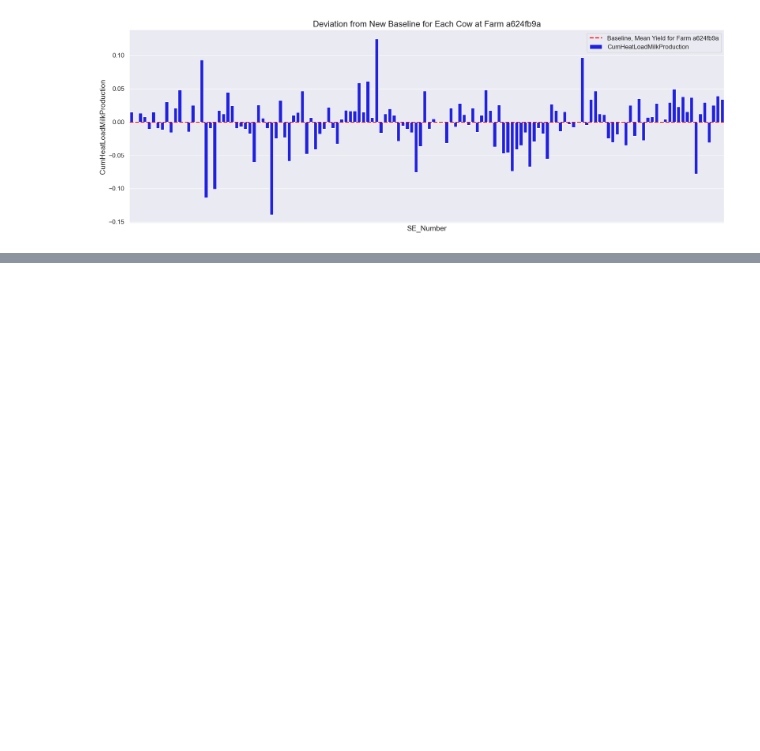
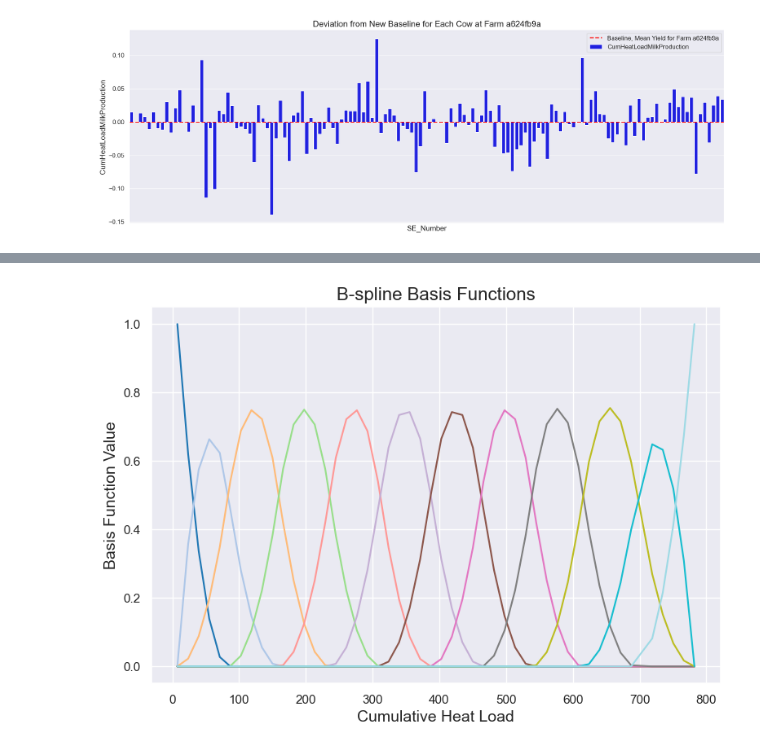
Before and after one commit to jockepolis/HeatStressEvaluationSummer24, a Jupyter notebook: ModelingIndividualsYield/GAM_IndividualHeat.ipynb, the cells around one changed output, grey strips where cells are left out. Drawn from its saved outputs; the diff is of its cells as text; code cells hidden in the pictures; blank space fills up the shorter version.

```diff
--- a/ModelingIndividualsYield/GAM_IndividualHeat.ipynb
+++ b/ModelingIndividualsYield/GAM_IndividualHeat.ipynb
@@ -468,0 +522,56 @@ plt.show()
+# %%
+def Phi(a, knots, degree=3, spline_type='B'):
+    lower_bound = min(a)
+    upper_bound = max(a)
+
+    # Adjust knots to ensure they are within the bounds
+    knots = np.clip(knots, lower_bound, upper_bound)
+
+    if spline_type == 'B':
+        B = dmatrix(f"bs(x, knots=knots, degree={degree}, include_intercept=True) - 1", {"x": a, 'knots': knots})
+    elif spline_type == 'CR':
+        B = dmatrix(f"cr(x, knots=knots, constraints='center')- 1", {"x": a, 'knots': knots})
+    elif spline_type == 'CC':
+        B = dmatrix(f"cc(x, knots=knots, constraints='center') - 1", {"x": a, 'knots': knots})
+    else:
+        raise ValueError(f"{spline_type} is not a valid type, choose from 'B', 'CC' or 'CR'")
+    return B
+
+
+for se_number in unique_cows:
+    # Filter data for the specific cow
+    cow_data = farm_data[farm_data['SE_Number'] == se_number]
+
+    # Create bins and calculate midpoints
+    bins = pd.cut(cow_data[input_feature_label], bins=N)
+    bin_midpoints = bins.apply(lambda x: x.mid)
+    mean_yields = cow_data.groupby(bin_midpoints, observed=True)['NormalizedDailyYield'].mean().reset_index()
+
+    # Assign target y and input vector x
+    x = mean_yields[input_feature_label].values
+    y = mean_yields.NormalizedDailyYield.values
+
+    # Block 2: B-Spline Basis Functions
+    degree_spline = 2  # Change the order of the polynomial here
+    num_qs = 10
+    knot_list = np.quantile(x, q=np.linspace(0, 1, num_qs+1)[1:-1])
+
+    B = Phi(x, knots=knot_list, degree=degree_spline, spline_type='B')
+
+    # Plot Basis Functions (for the random cow)
+    if se_number == random_cow:
+        color_map = plt.colormaps.get_cmap('tab20')
+        colors = color_map(np.linspace(0, 1, B.shape[1]))
+
+        fig = plt.figure(figsize=(9, 6))
+        ax = plt.subplot(111)
+        for i in range(B.shape[1]):
+            c = colors[i]
+            ax.plot(x, B[:, i], c=c, label=f'Basis {i + 1}')
+
+        plt.title('B-spline Basis Functions', fontsize=16)
+        plt.xlabel('Cumulative Heat Load', fontsize=14)
+        plt.ylabel('Basis Function Value', fontsize=14)
+        plt.show()
+# %% [output]
+[figure, added]
```
Also changed, not shown: parts of 20 cells of this notebook.
